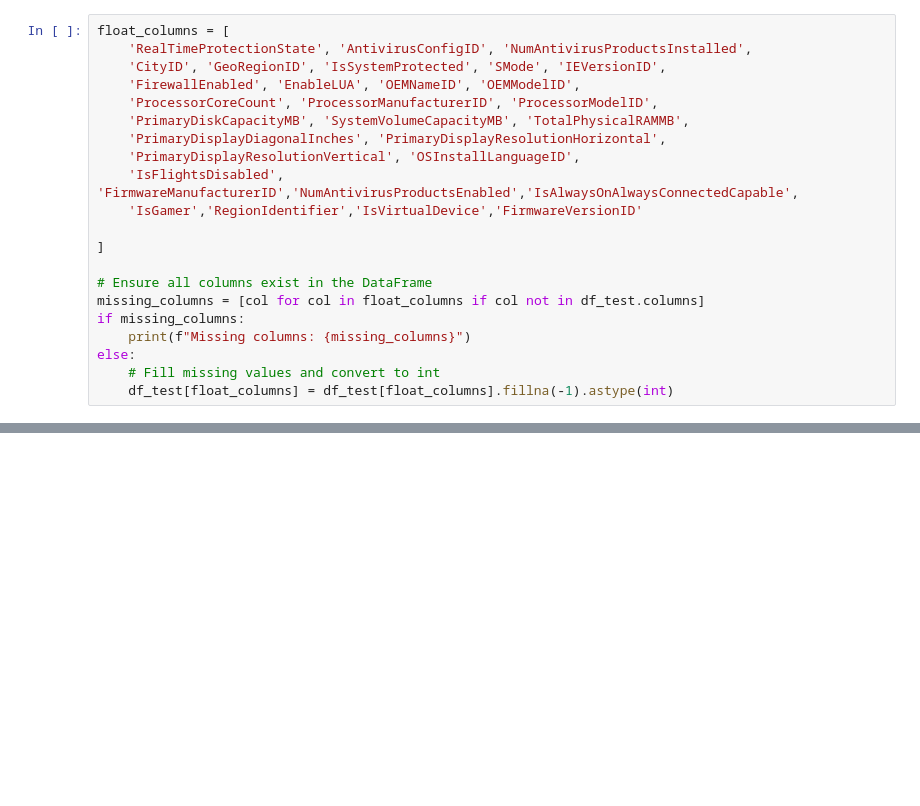
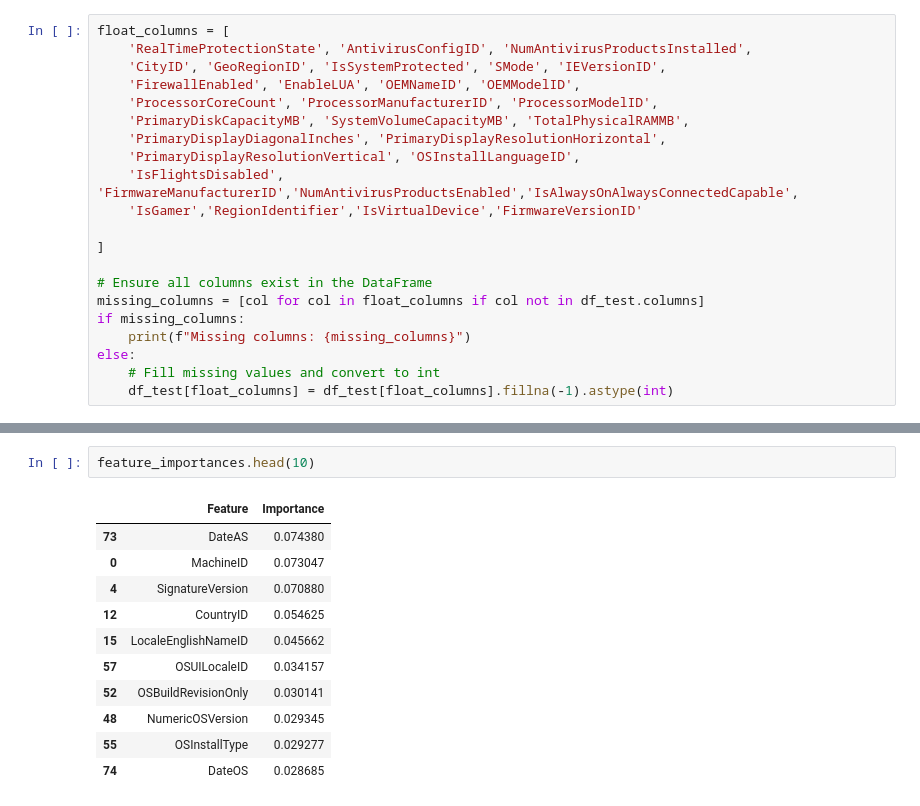
Before and after one commit to abhijha8287/mlp_project, a Jupyter notebook: file1.ipynb, the cells around one changed output, grey strips where cells are left out. Saved outputs shown, nothing was run; the diff lists cells and outputs as text; blank space fills up the shorter version.

```diff
--- a/file1.ipynb
+++ b/file1.ipynb
@@ -214,0 +565,14 @@ print("Submission file created successfully!")
+# %%
+feature_importances.head(10)
+# %% [output]
+|  | Feature | Importance |
+| 73 | DateAS | 0.074380 |
+| 0 | MachineID | 0.073047 |
+| 4 | SignatureVersion | 0.070880 |
+| 12 | CountryID | 0.054625 |
+| 15 | LocaleEnglishNameID | 0.045662 |
+| 57 | OSUILocaleID | 0.034157 |
+| 52 | OSBuildRevisionOnly | 0.030141 |
+| 48 | NumericOSVersion | 0.029345 |
+| 55 | OSInstallType | 0.029277 |
+| 74 | DateOS | 0.028685 |
```
Also changed, not shown: parts of 34 cells of this notebook, 1 other file.
